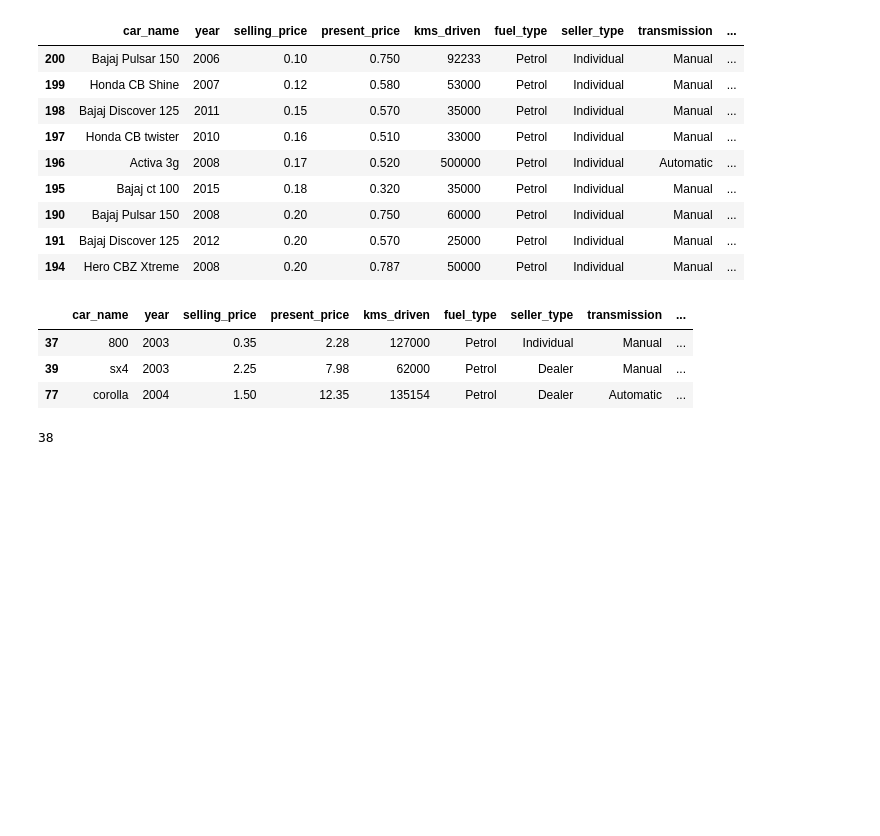
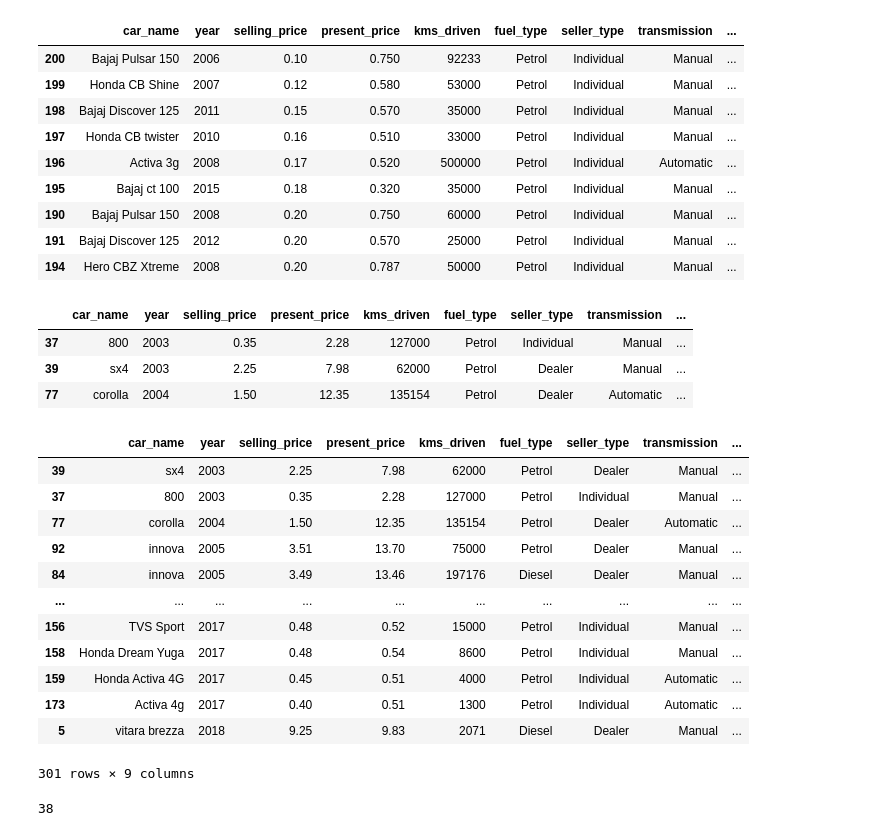
Before and after one commit to kkaur1998/ksr_de, a Jupyter notebook: python/2_cardata_analysis_sort_filter.ipynb, the cells around one changed output. Saved outputs shown, nothing was run; the diff lists cells and outputs as text; code cells hidden in the pictures; blank space fills up the shorter version.

```diff
--- a/python/2_cardata_analysis.ipynb
+++ b/python/2_cardata_analysis_sort_filter.ipynb
@@ -216,6 +214,22 @@ df.sort_values(['year','selling_price']).iloc[0:3,]
 | 37 | 800 | 2003 | 0.35 | 2.28 | 127000 | Petrol | Individual | Manual | ... |
 | 39 | sx4 | 2003 | 2.25 | 7.98 | 62000 | Petrol | Dealer | Manual | ... |
 | 77 | corolla | 2004 | 1.50 | 12.35 | 135154 | Petrol | Dealer | Automatic | ... |
+# %%
+df.sort_values(['year','selling_price'], ascending=[True, False])
+# %% [output]
+|  | car_name | year | selling_price | present_price | kms_driven | fuel_type | seller_type | transmission | ... |
+| 39 | sx4 | 2003 | 2.25 | 7.98 | 62000 | Petrol | Dealer | Manual | ... |
+| 37 | 800 | 2003 | 0.35 | 2.28 | 127000 | Petrol | Individual | Manual | ... |
+| 77 | corolla | 2004 | 1.50 | 12.35 | 135154 | Petrol | Dealer | Automatic | ... |
+| 92 | innova | 2005 | 3.51 | 13.70 | 75000 | Petrol | Dealer | Manual | ... |
+| 84 | innova | 2005 | 3.49 | 13.46 | 197176 | Diesel | Dealer | Manual | ... |
+| ... | ... | ... | ... | ... | ... | ... | ... | ... | ... |
+| 156 | TVS Sport | 2017 | 0.48 | 0.52 | 15000 | Petrol | Individual | Manual | ... |
+| 158 | Honda Dream Yuga | 2017 | 0.48 | 0.54 | 8600 | Petrol | Individual | Manual | ... |
+| 159 | Honda Activa 4G | 2017 | 0.45 | 0.51 | 4000 | Petrol | Individual | Automatic | ... |
+| 173 | Activa 4g | 2017 | 0.40 | 0.51 | 1300 | Petrol | Individual | Automatic | ... |
+| 5 | vitara brezza | 2018 | 9.25 | 9.83 | 2071 | Diesel | Dealer | Manual | ... |
+301 rows × 9 columns
 # %%
 df[df['year']==2014]['car_name'].count()
 # %% [output]
```
Also changed, not shown: parts of 1 cell of this notebook, 9 other files.
